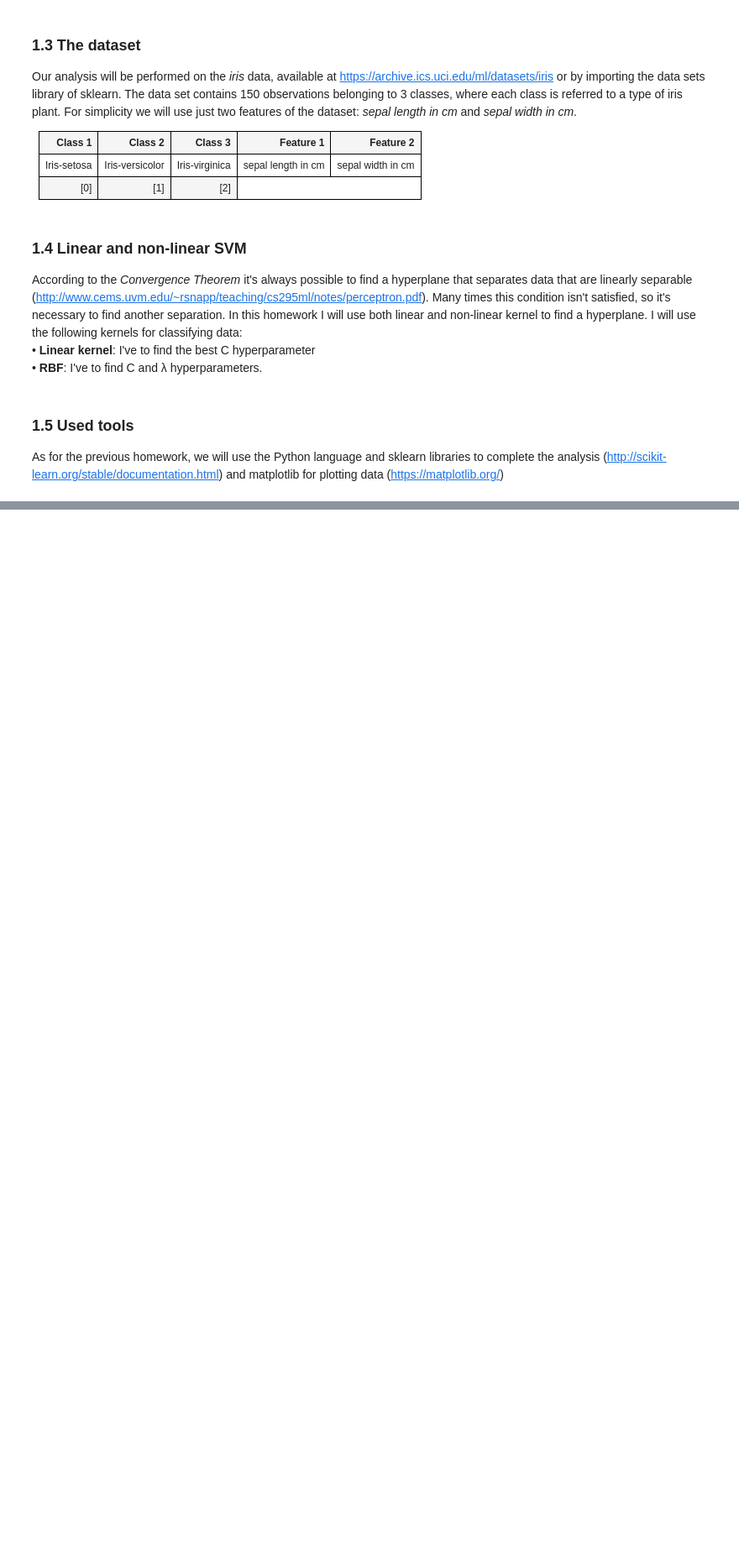
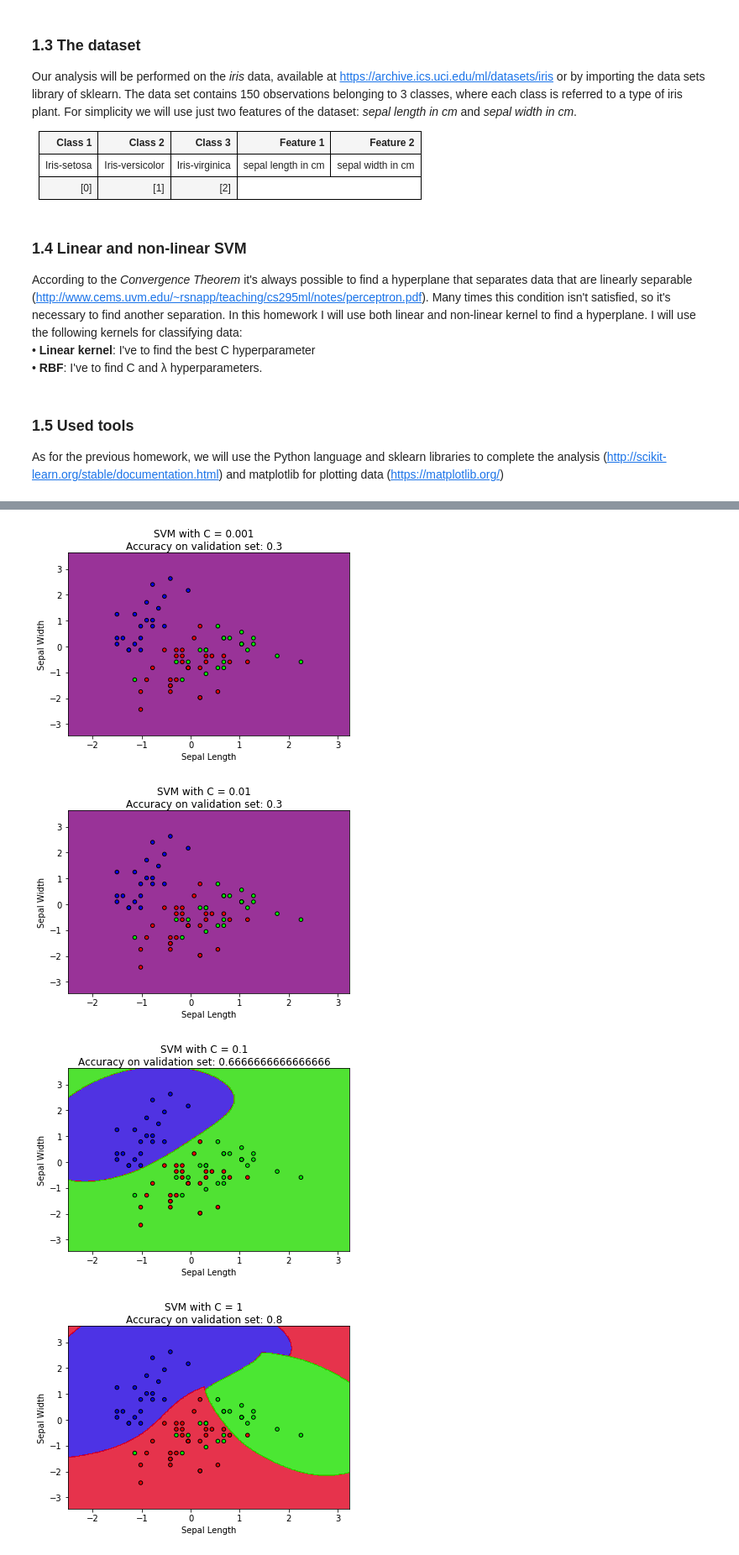
Before and after one commit to Marlowess/ML_AI_HW_2, a Jupyter notebook: homework2_notebook.ipynb, the cells around one changed output, grey strips where cells are left out. Shown at 84% size. Cells and saved outputs as stored; diff of their text form; code cells hidden in the pictures; blank space fills up the shorter version.

```diff
--- a/homework2_notebook.ipynb
+++ b/homework2_notebook.ipynb
@@ -81,0 +216,7 @@ def loadData():
+# %%
+scores, clf = svm_with_kernel(X, y, X_train, y_train, X_validation, y_validation, 'rbf', 'auto')
+# %% [output]
+[figure, added]
+[figure, added]
+[figure, added]
+[figure, added]
```
Also changed, not shown: parts of 35 cells of this notebook.
